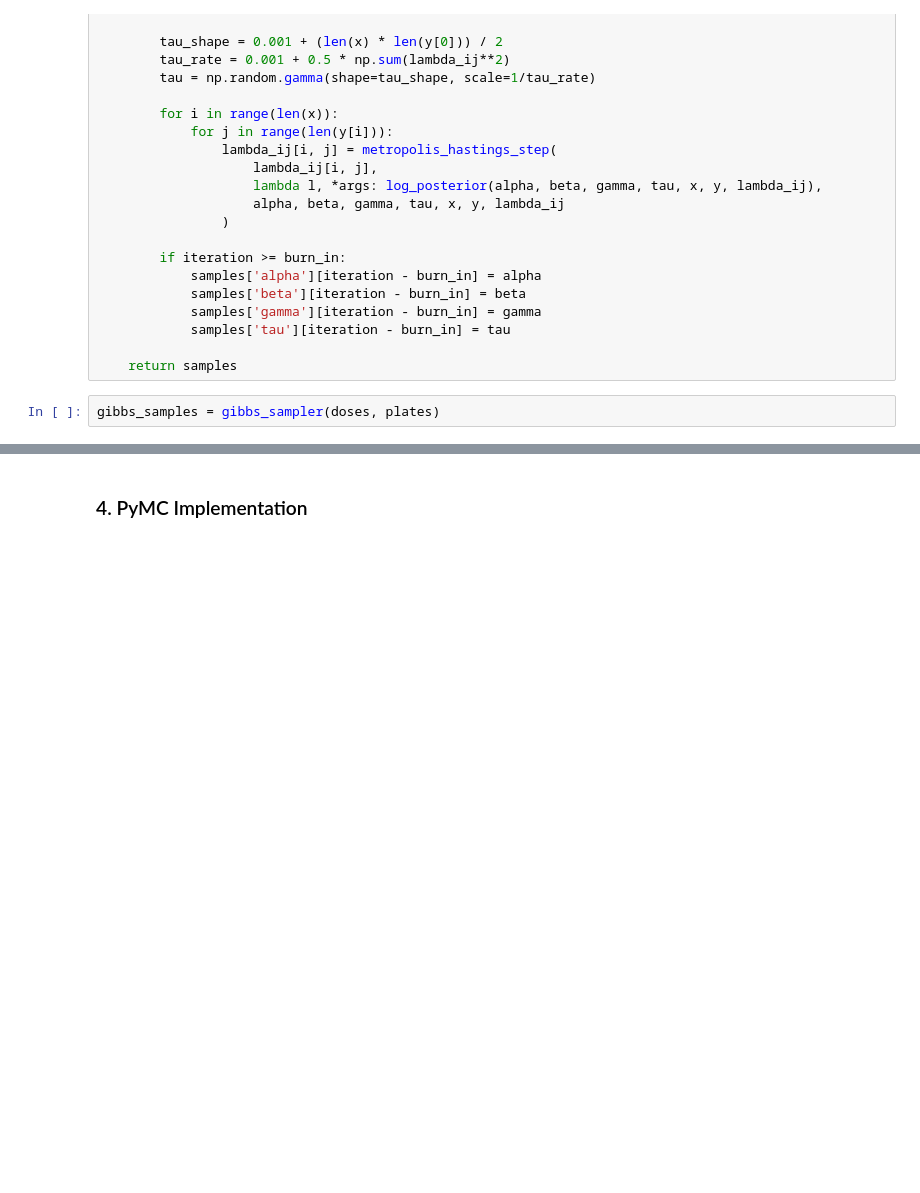
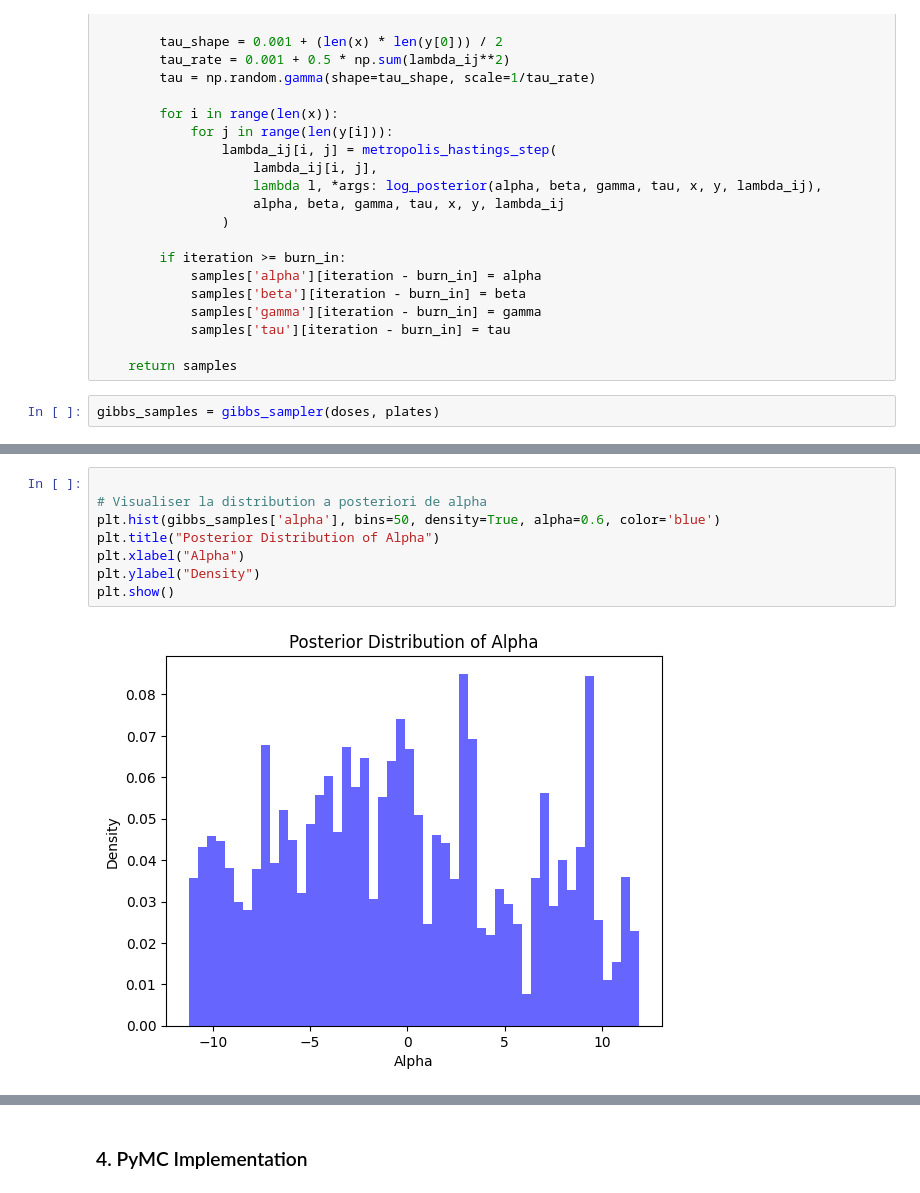
Before and after one commit to samarelayed/Advanced_Bayesian_Inference_Salm_Project, a Jupyter notebook: Advanced_Bayesian_Inference_Salm_Project.ipynb, the cells around one changed output, grey strips where cells are left out. Drawn from its saved outputs; the diff is of its cells as text; blank space fills up the shorter version.

Commit message:
Analyse the Gibbs Sampling Results

```diff
--- a/Advanced_Bayesian_Inference_Salm_Project.ipynb
+++ b/Advanced_Bayesian_Inference_Salm_Project.ipynb
@@ -353,0 +383,10 @@ gibbs_samples = gibbs_sampler(doses, plates)
+# %%
+
+# Visualiser la distribution a posteriori de alpha
+plt.hist(gibbs_samples['alpha'], bins=50, density=True, alpha=0.6, color='blue')
+plt.title("Posterior Distribution of Alpha")
+plt.xlabel("Alpha")
+plt.ylabel("Density")
+plt.show()
+# %% [output]
+[figure, added]
```
Also changed, not shown: parts of 9 cells of this notebook.
